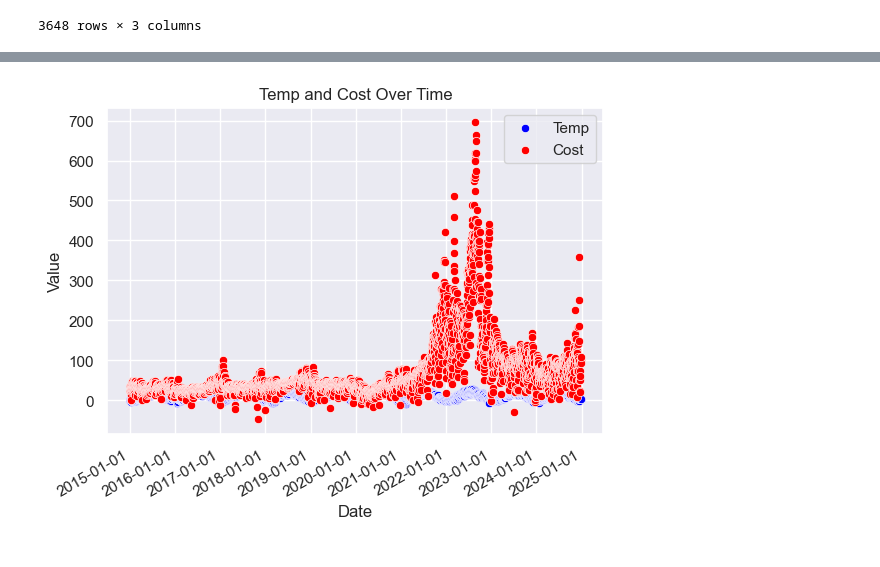
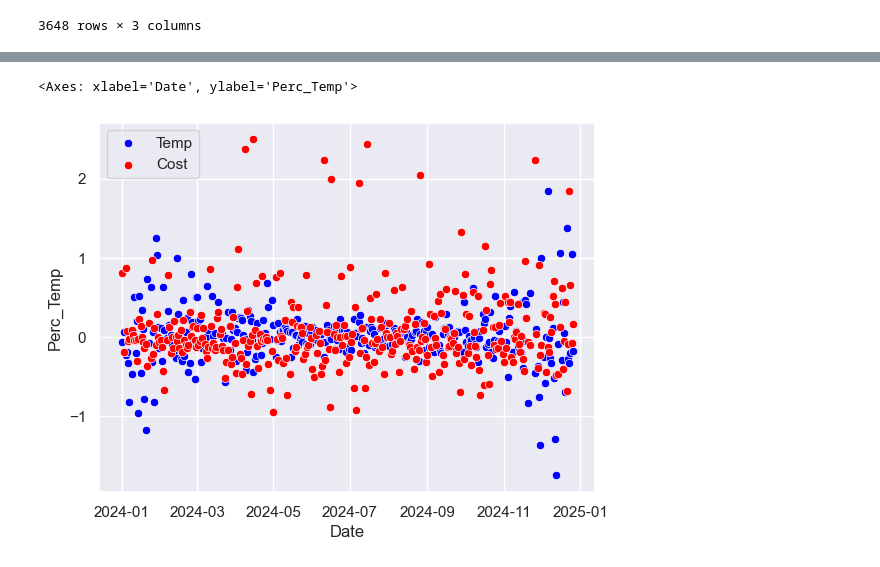
Before and after one commit to BigBoa19/TartanHacks2025, a Jupyter notebook: analyze.ipynb, the cells around one changed output, grey strips where cells are left out. Cells and saved outputs as stored; diff of their text form; code cells hidden in the pictures.

```diff
--- a/analyze.ipynb
+++ b/analyze.ipynb
@@ -78,24 +63,10 @@ Name: Perc_Cost, Length: 3648, dtype: float64>
-# %%
-
-
-
-sns.scatterplot(x=temp_df['Date'], y=temp_df['Temp'], label='Temp', color='blue')
-
-# Add a scatterplot for cost
-sns.scatterplot(x=cost_df['Date'], y=cost_df['Cost'], label='Cost', color='red')
-
-# Formatting the date axis
-plt.gca().xaxis.set_major_formatter(mdates.DateFormatter('%Y-%m-%d'))
-plt.gca().xaxis.set_major_locator(mdates.AutoDateLocator())
-plt.gcf().autofmt_xdate()  # Rotate date labels for better readability
-
-# Labeling and title
-plt.xlabel('Date')
-plt.ylabel('Value')
-plt.title('Temp and Cost Over Time')
-plt.legend()
-
-# Show the plot
-plt.show()
-# %% [output]
-[figure, removed]
+# %%
+df = df[df["Date"] >= "2024-01-01"]
+df = df[abs(df["Perc_Cost"]) <= 2.5 ]
+df = df[abs(df["Perc_Temp"]) <= 2 ]
+# %%
+sns.scatterplot(x='Date', y='Perc_Temp', data=df, label='Temp', color='blue')
+sns.scatterplot(x='Date', y='Perc_Cost', data=df, label='Cost', color='red')
+# %% [output]
+<Axes: xlabel='Date', ylabel='Perc_Temp'>
+[figure, added]
```
Also changed, not shown: parts of 1 cell of this notebook, 1 other file.
